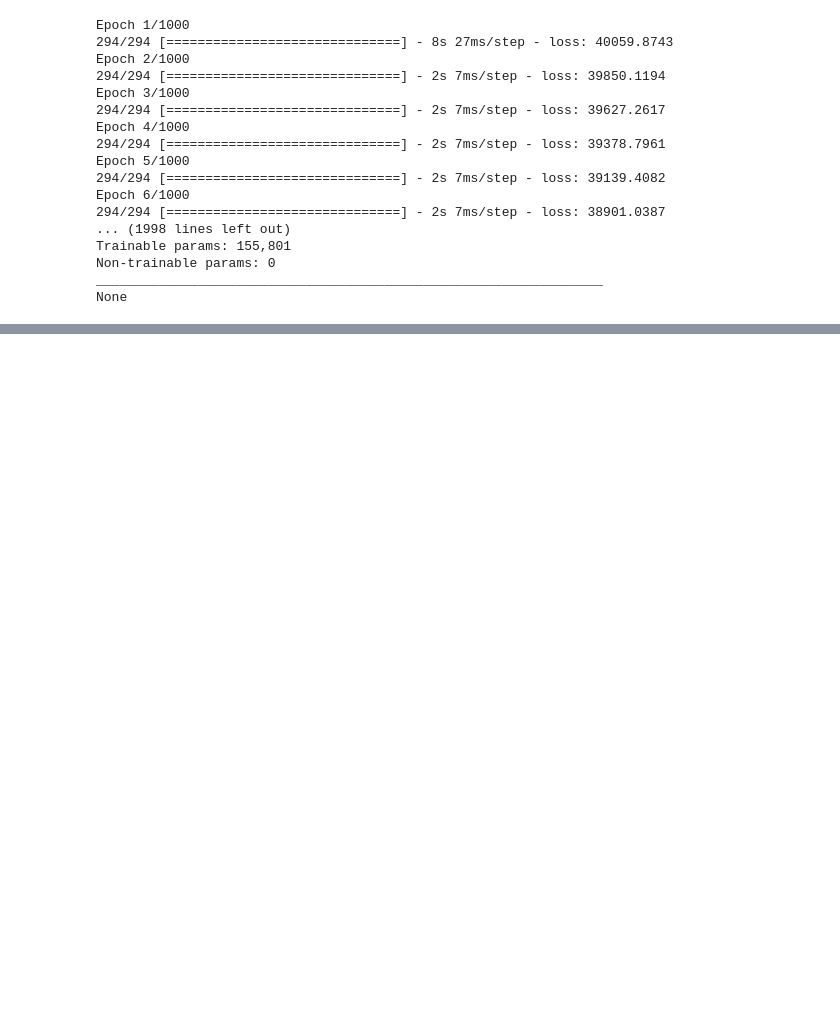
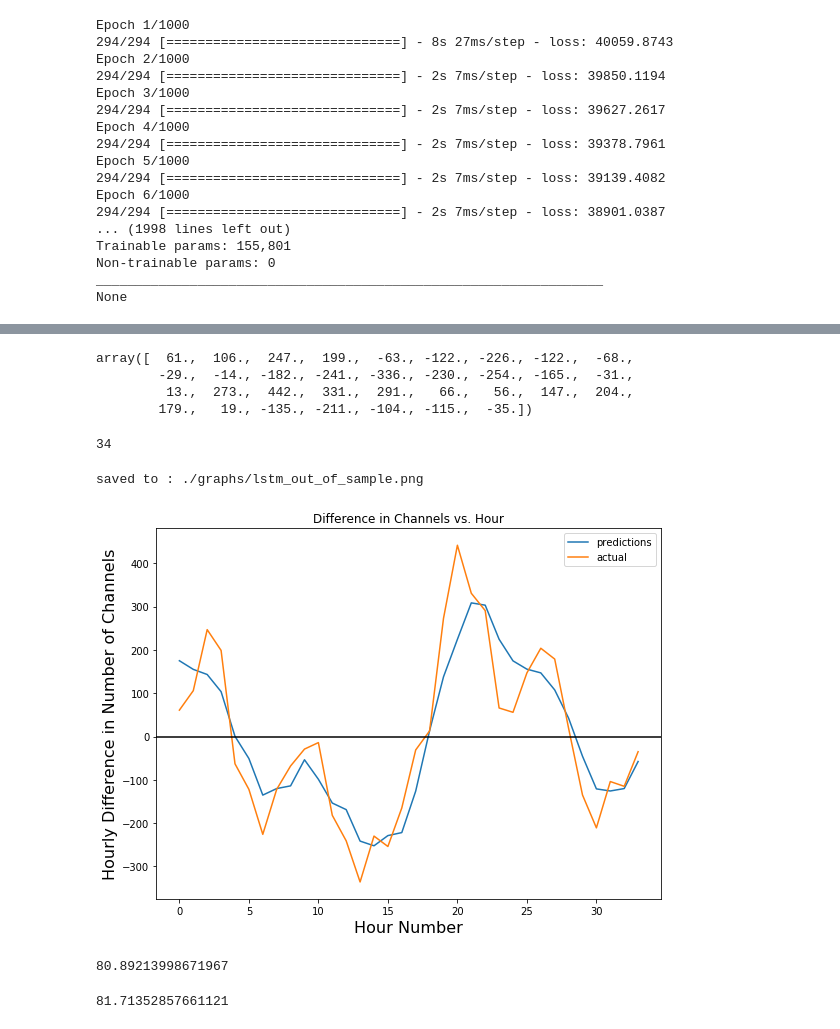
Before and after one commit to natashaborders-zz/Twitch_Streamers_Recommender, a Jupyter notebook: Jeremy_Notebooks/LSTM ANALYSIS.ipynb, the cells around one changed output, grey strips where cells are left out. Cells and saved outputs as stored; diff of their text form; code cells hidden in the pictures; blank space fills up the shorter version.

```diff
--- a/Jeremy_Notebooks/LSTM ANALYSIS.ipynb
+++ b/Jeremy_Notebooks/LSTM ANALYSIS.ipynb
@@ -476,0 +553,28 @@ plot_lstm(week_predictions,week_actuals,
+# %%
+week_test_actuals
+# %% [output]
+array([  61.,  106.,  247.,  199.,  -63., -122., -226., -122.,  -68.,
+        -29.,  -14., -182., -241., -336., -230., -254., -165.,  -31.,
+         13.,  273.,  442.,  331.,  291.,   66.,   56.,  147.,  204.,
+        179.,   19., -135., -211., -104., -115.,  -35.])
+# %%
+len(week_test_actuals)
+# %% [output]
+34
+# %%
+plot_lstm(week_test_predictions,week_test_actuals,
+          'Difference in Channels vs. Hour',
+          'Hour Number',
+          'Hourly Difference in Number of Channels',
+         lower_lim_index=0,saved_fig_name='lstm_out_of_sample.png')
+# %% [output]
+saved to : ./graphs/lstm_out_of_sample.png
+[figure, added]
+# %%
+rmse(week_test_predictions,week_test_actuals)
+# %% [output]
+80.89213998671967
+# %%
+rmse(week_predictions,week_actuals)
+# %% [output]
+81.71352857661121
```
Also changed, not shown: parts of 23 cells of this notebook, 1 other file.
